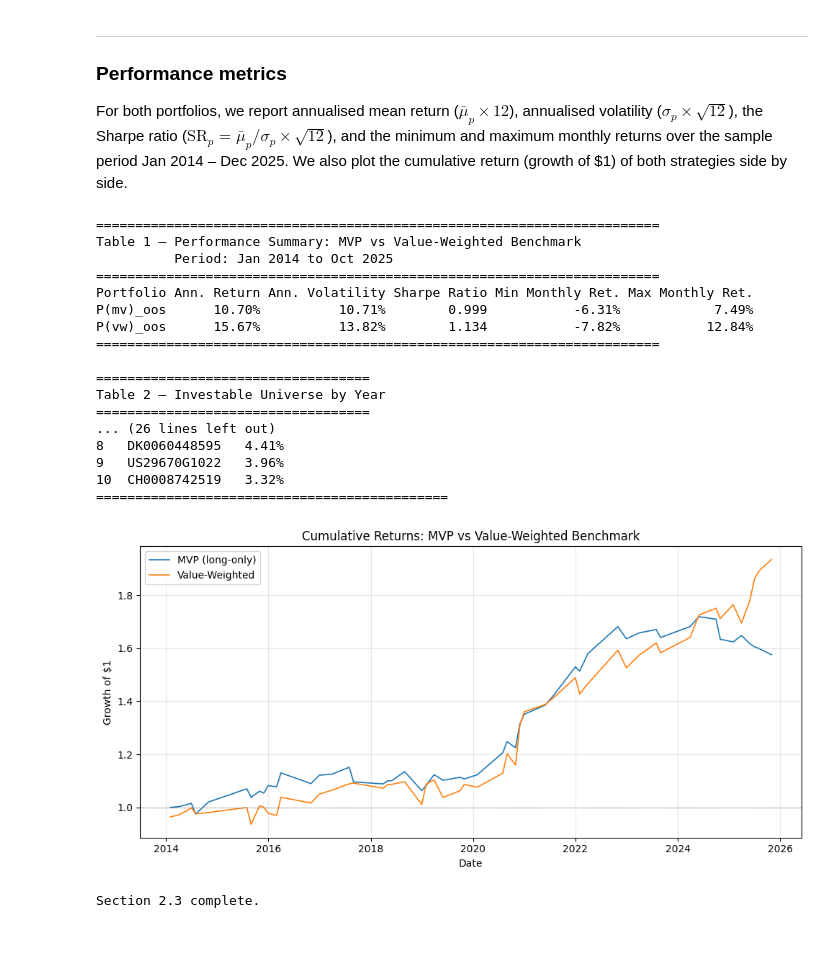
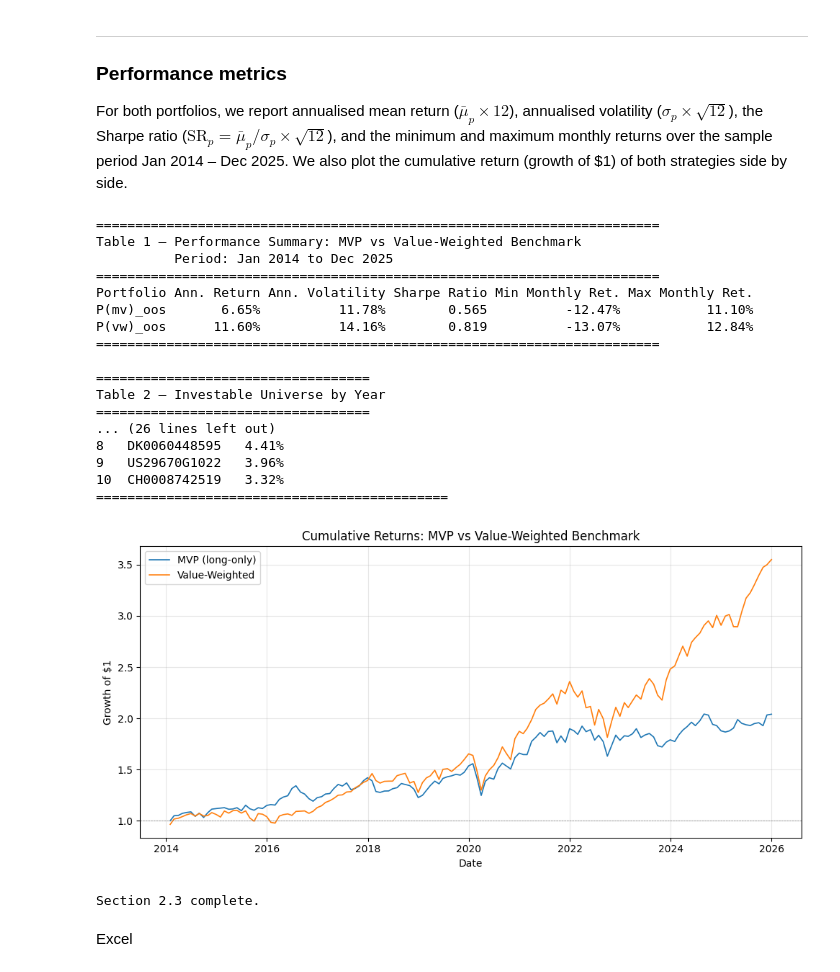
Before and after one commit to Saarujan06/Sustainability-Aware-Asset-Management-Project, a Jupyter notebook: editing.ipynb, the cells around one changed output. Cells and saved outputs as stored; diff of their text form; code cells hidden in the pictures; blank space fills up the shorter version.

Commit message:
date upadte

```diff
--- a/editing.ipynb
+++ b/editing.ipynb
@@ -1013,7 +1013,9 @@ for year in range(START_YEAR, END_YEAR + 1):
         prev_month_dt = current_dt - pd.DateOffset(months=1)
 
         # Use market cap from the previous month to form value weights
-        prev_candidates = [c for c in mv_month_cols if pd.Timestamp(c) == prev_month_dt]
+        # Match by year-month period instead of exact date to avoid end-of-month mismatch
+        target_period   = prev_month_dt.to_period("M")
+        prev_candidates = [c for c in mv_month_cols if pd.Timestamp(c).to_period("M") == target_period]
         if not prev_candidates:
             continue
 
@@ -1166,35 +1168,37 @@ ax.set_xlabel("Date")
 ax.set_title("Cumulative Returns: MVP vs Value-Weighted Benchmark")
 ax.legend()
 ax.grid(True, alpha=0.3)
 fig.tight_layout()
 plt.show()
 
 # =============================================================================
 # 2.3I Save outputs
 # =============================================================================
 
 vw_monthly_returns.to_csv(OUT_DIR / VW_RET_FILE, index=False)
 comparison_summary.to_csv(OUT_DIR / "mvp_vs_vw_performance_summary.csv", index=False)
 compare_df.to_csv(OUT_DIR / "mvp_vs_vw_monthly_comparison.csv", index=True)
 
 print("\nSection 2.3 complete.")
 # %% [output]
 ========================================================================
 Table 1 — Performance Summary: MVP vs Value-Weighted Benchmark
-          Period: Jan 2014 to Oct 2025
+          Period: Jan 2014 to Dec 2025
 ========================================================================
 Portfolio Ann. Return Ann. Volatility Sharpe Ratio Min Monthly Ret. Max Monthly Ret.
-P(mv)_oos      10.70%          10.71%        0.999           -6.31%            7.49%
-P(vw)_oos      15.67%          13.82%        1.134           -7.82%           12.84%
+P(mv)_oos       6.65%          11.78%        0.565          -12.47%           11.10%
+P(vw)_oos      11.60%          14.16%        0.819          -13.07%           12.84%
 ========================================================================
 
 ===================================
 Table 2 — Investable Universe by Year
 ===================================
 ... (26 lines left out)
 8   DK0060448595   4.41%
 9   US29670G1022   3.96%
 10  CH0008742519   3.32%
 =============================================
-[figure, old version]
+[figure, new version]
 Section 2.3 complete.
+# %% [markdown]
+Excel
```
Also changed, not shown: 5 other files.
